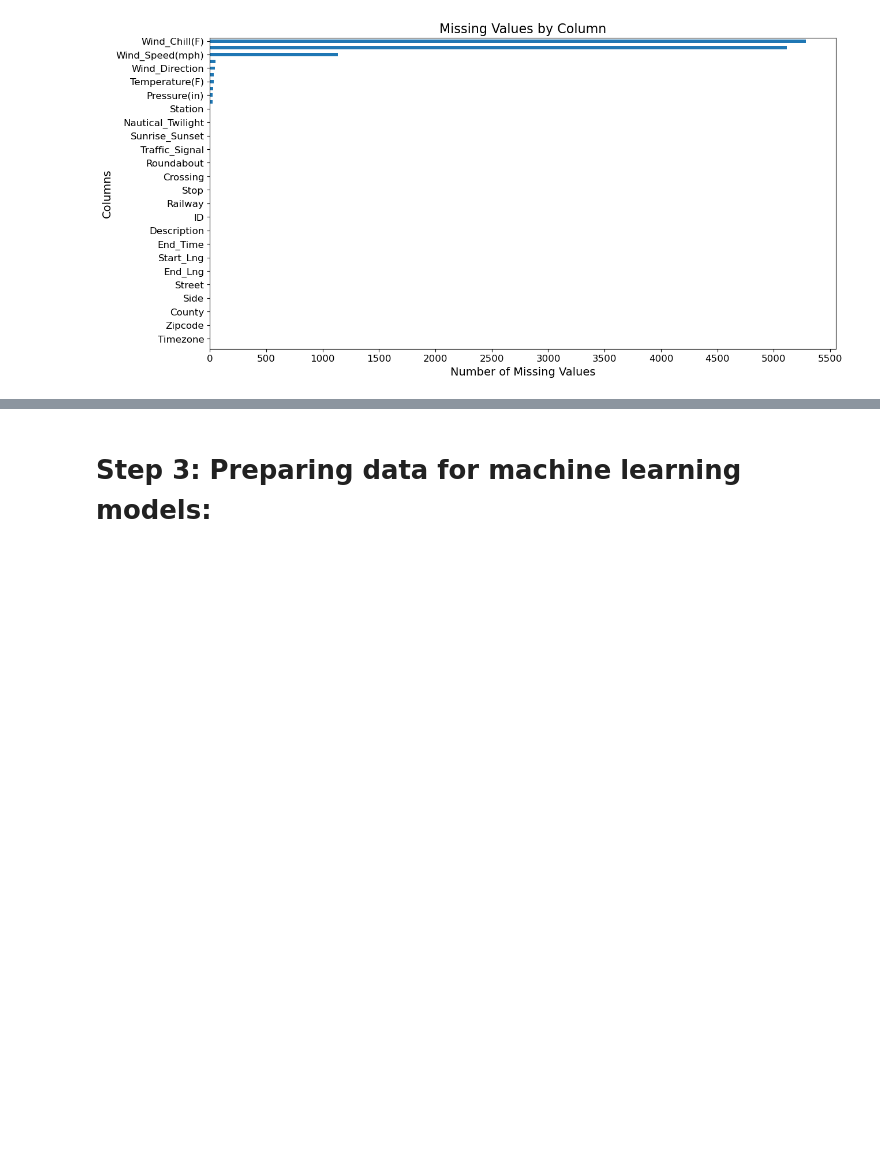
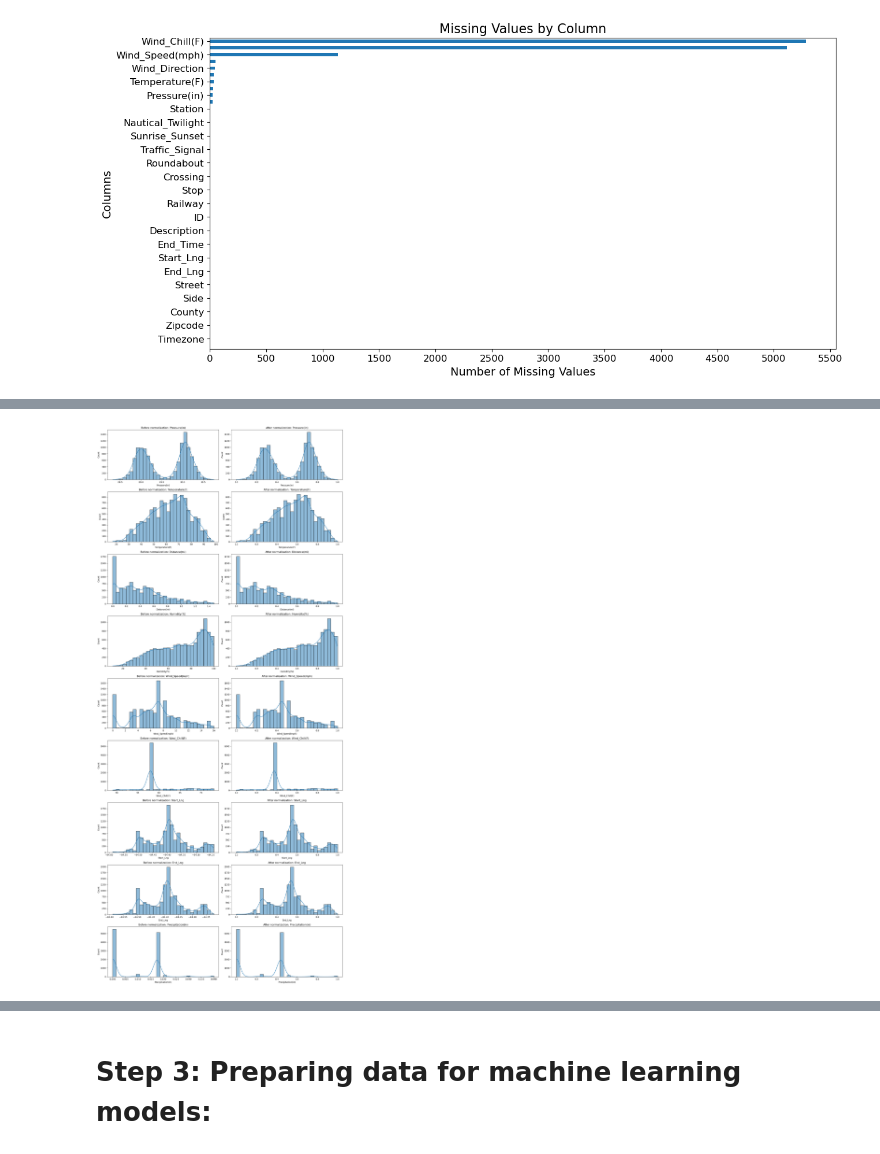
Before and after one commit to vForzce/CSC4780_GroupProject, a Jupyter notebook: DataScience_Project.ipynb, the cells around one changed output, grey strips where cells are left out. Cells and saved outputs as stored; diff of their text form; code cells hidden in the pictures; blank space fills up the shorter version.

```diff
--- a/DataScience_Project.ipynb
+++ b/DataScience_Project.ipynb
@@ -257,0 +309,25 @@ plt.show()
+# %%
+# Selecting a few numeric features for better visualization
+sample_numeric_features = ['Pressure(in)', 'Temperature(F)', 'Distance(mi)', 'Humidity(%)', 'Wind_Speed(mph)', 'Wind_Chill(F)', 'Start_Lng', 'End_Lng', 'Precipitation(in)']
+
+# Creating a new DataFrame with selected features before normalization
+original_data_sample = Atl_data_n[sample_numeric_features]
+
+# Creating a new DataFrame with selected features after normalization
+normalized_data_sample = normalized_features[sample_numeric_features]
+
+fig, axes = plt.subplots(nrows=len(sample_numeric_features), ncols=2, figsize=(16, 4 * len(sample_numeric_features)))
+
+for idx, feature in enumerate(sample_numeric_features):
+    # Before normalization
+    sns.histplot(data=original_data_sample, x=feature, kde=True, ax=axes[idx, 0], bins=30)
+    axes[idx, 0].set_title(f'Before normalization: {feature}')
+
+    # After normalization
+    sns.histplot(data=normalized_data_sample, x=feature, kde=True, ax=axes[idx, 1], bins=30)
+    axes[idx, 1].set_title(f'After normalization: {feature}')
+
+plt.tight_layout()
+plt.show()
+# %% [output]
+[figure, added]
```
Also changed, not shown: parts of 13 cells of this notebook, 6 other files.
